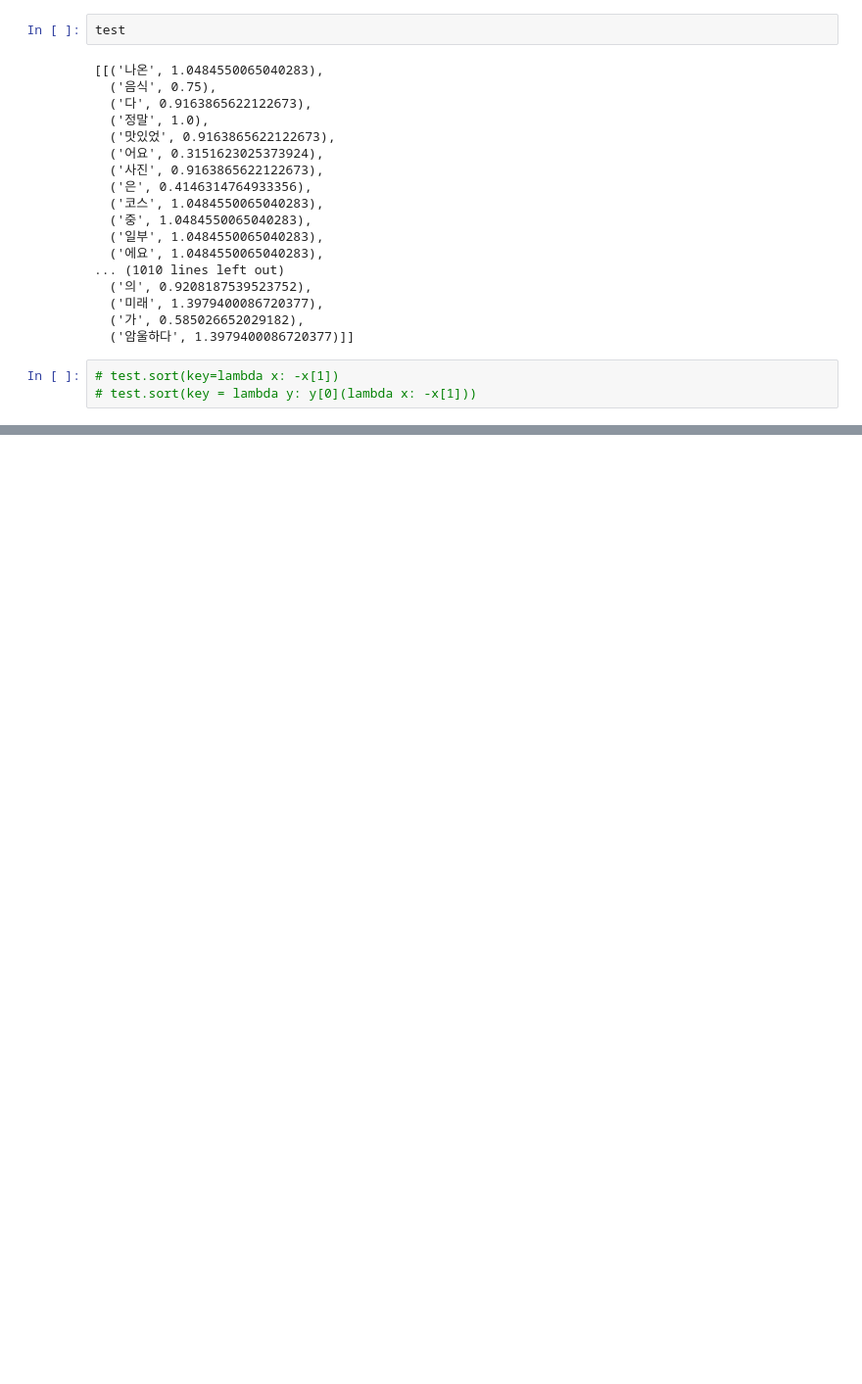
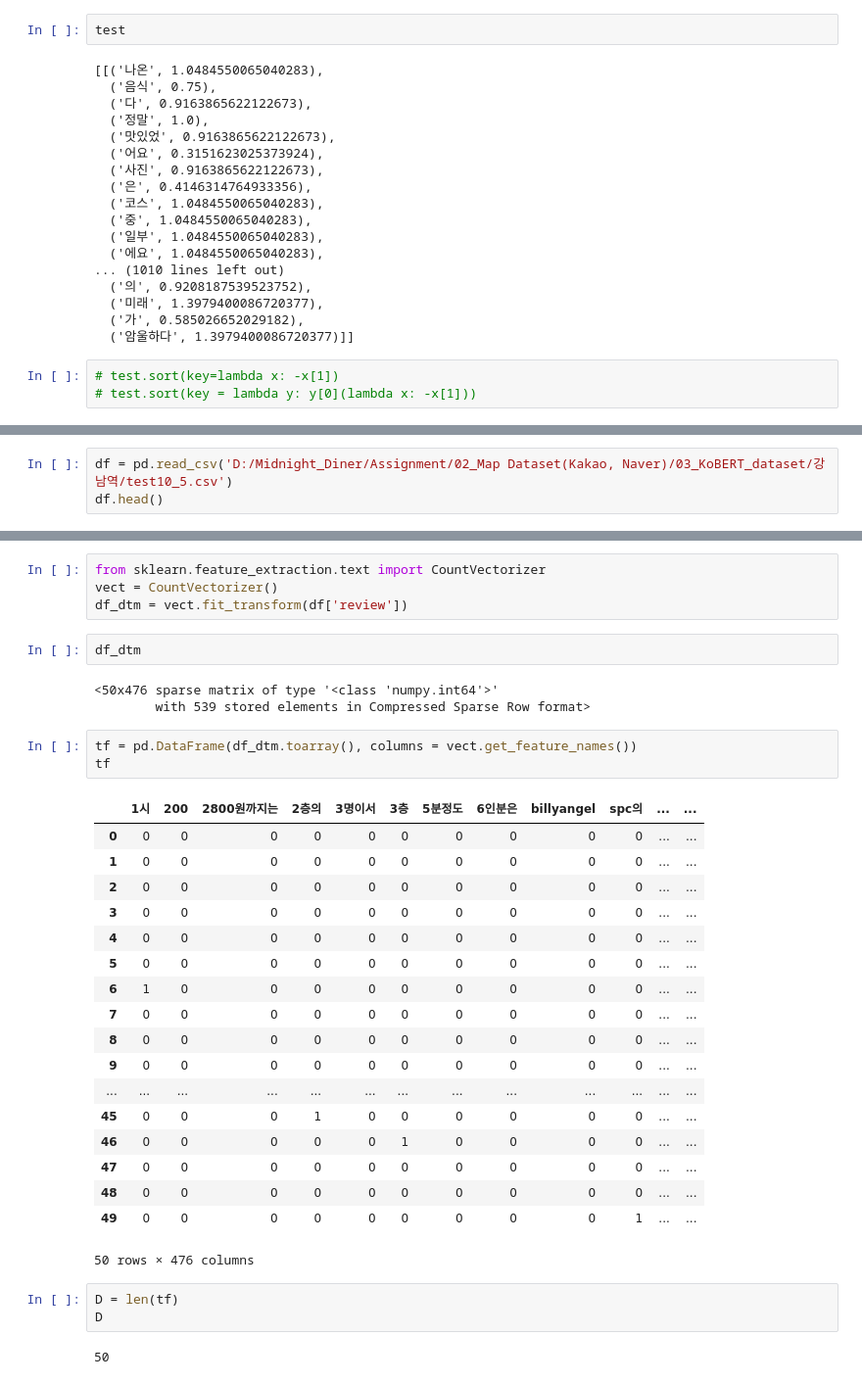
Before and after one commit to xilverh0ya/Midnight_Diner, a Jupyter notebook: Assignment/03_Module/01_Test/test.ipynb, the cells around one changed output, grey strips where cells are left out. Shown at 98% size. Cells and saved outputs as stored; diff of their text form; blank space fills up the shorter version.

```diff
--- a/Assignment/03_Module/01_Test/test.ipynb
+++ b/Assignment/03_Module/01_Test/test.ipynb
@@ -205,0 +208,3 @@ v_test
+# %%
+df = pd.read_csv('D:/Midnight_Diner/Assignment/02_Map Dataset(Kakao, Naver)/03_KoBERT_dataset/강남역/test10_5.csv')
+df.head()
@@ -205,0 +218,36 @@ v_test
+# %%
+from sklearn.feature_extraction.text import CountVectorizer
+vect = CountVectorizer()
+df_dtm = vect.fit_transform(df['review'])
+# %%
+df_dtm
+# %% [output]
+<50x476 sparse matrix of type '<class 'numpy.int64'>'
+        with 539 stored elements in Compressed Sparse Row format>
+# %%
+tf = pd.DataFrame(df_dtm.toarray(), columns = vect.get_feature_names())
+tf
+# %% [output]
+|  | 1시 | 200 | 2800원까지는 | 2층의 | 3명이서 | 3층 | 5분정도 | 6인분은 | billyangel | spc의 | ... | ... |
+| 0 | 0 | 0 | 0 | 0 | 0 | 0 | 0 | 0 | 0 | 0 | ... | ... |
+| 1 | 0 | 0 | 0 | 0 | 0 | 0 | 0 | 0 | 0 | 0 | ... | ... |
+| 2 | 0 | 0 | 0 | 0 | 0 | 0 | 0 | 0 | 0 | 0 | ... | ... |
+| 3 | 0 | 0 | 0 | 0 | 0 | 0 | 0 | 0 | 0 | 0 | ... | ... |
+| 4 | 0 | 0 | 0 | 0 | 0 | 0 | 0 | 0 | 0 | 0 | ... | ... |
+| 5 | 0 | 0 | 0 | 0 | 0 | 0 | 0 | 0 | 0 | 0 | ... | ... |
+| 6 | 1 | 0 | 0 | 0 | 0 | 0 | 0 | 0 | 0 | 0 | ... | ... |
+| 7 | 0 | 0 | 0 | 0 | 0 | 0 | 0 | 0 | 0 | 0 | ... | ... |
+| 8 | 0 | 0 | 0 | 0 | 0 | 0 | 0 | 0 | 0 | 0 | ... | ... |
+| 9 | 0 | 0 | 0 | 0 | 0 | 0 | 0 | 0 | 0 | 0 | ... | ... |
+| ... | ... | ... | ... | ... | ... | ... | ... | ... | ... | ... | ... | ... |
+| 45 | 0 | 0 | 0 | 1 | 0 | 0 | 0 | 0 | 0 | 0 | ... | ... |
+| 46 | 0 | 0 | 0 | 0 | 0 | 1 | 0 | 0 | 0 | 0 | ... | ... |
+| 47 | 0 | 0 | 0 | 0 | 0 | 0 | 0 | 0 | 0 | 0 | ... | ... |
+| 48 | 0 | 0 | 0 | 0 | 0 | 0 | 0 | 0 | 0 | 0 | ... | ... |
+| 49 | 0 | 0 | 0 | 0 | 0 | 0 | 0 | 0 | 0 | 1 | ... | ... |
+50 rows × 476 columns
+# %%
+D = len(tf)
+D
+# %% [output]
+50
```
Also changed, not shown: parts of 27 cells of this notebook.
